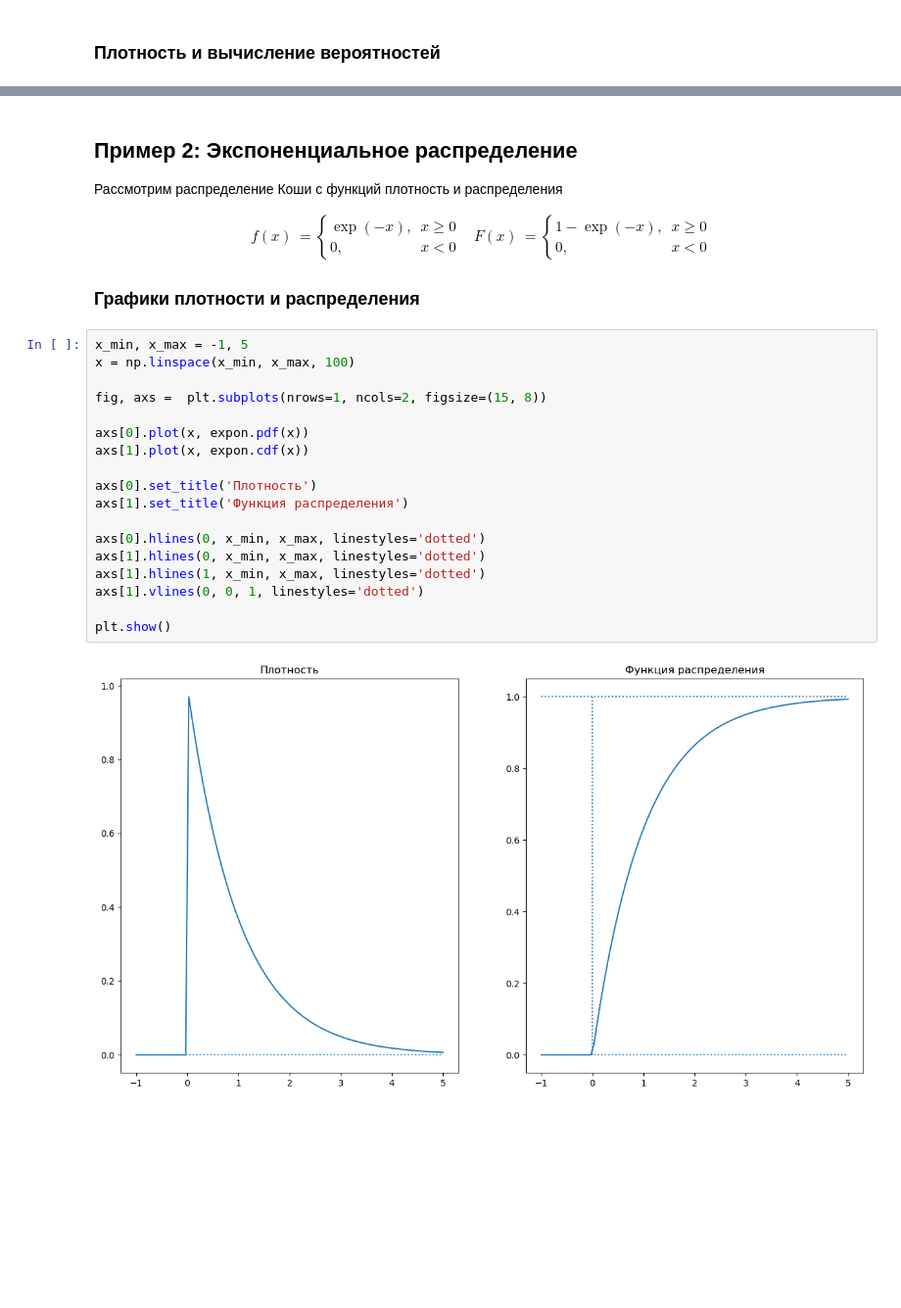
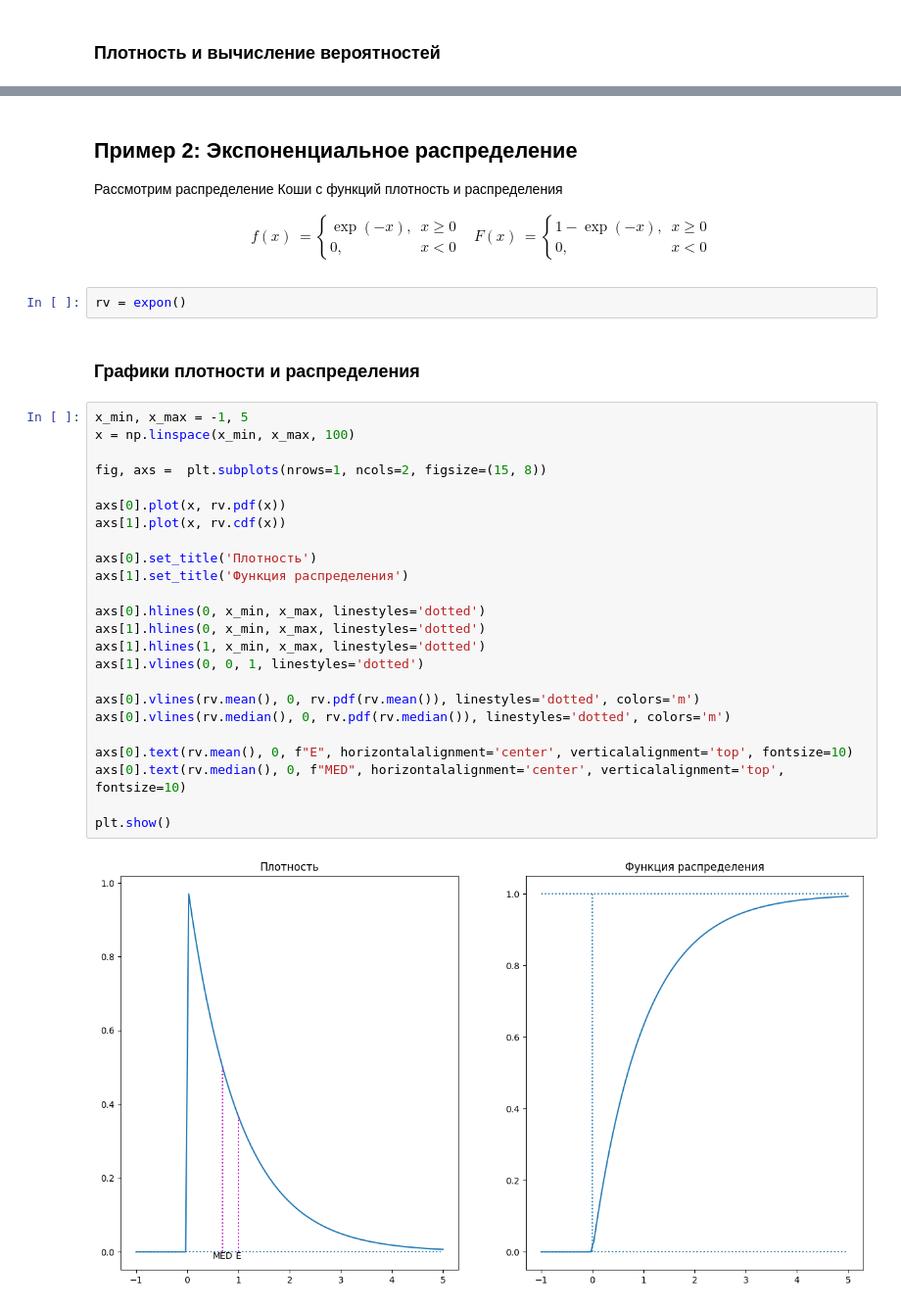
Before and after one commit to artamonoff/probability-statistics, a Jupyter notebook: jupyter-notebooks/continuous-distr.ipynb, the cells around one changed output, grey strips where cells are left out. Shown: that part at 98% size. Cells and saved outputs as stored; diff of their text form; blank space fills up the shorter version.

```diff
--- a/jupyter-notebooks/continuous-distr.ipynb
+++ b/jupyter-notebooks/continuous-distr.ipynb
@@ -109,25 +147,33 @@ $$
 	f(x)&=\begin{cases} \exp(-x), & x\geq0 \\ 0, & x<0 \end{cases} & F(x)&=\begin{cases} 1-\exp(-x), & x\geq0 \\ 0, & x<0 \end{cases}
 \end{aligned}
 $$
-
-### Графики плотности и распределения
+# %%
+rv = expon()
+# %% [markdown]
+### Графики плотности и распределения
 # %%
 x_min, x_max = -1, 5
 x = np.linspace(x_min, x_max, 100)
 
 fig, axs =  plt.subplots(nrows=1, ncols=2, figsize=(15, 8))
 
-axs[0].plot(x, expon.pdf(x))
-axs[1].plot(x, expon.cdf(x))
+axs[0].plot(x, rv.pdf(x))
+axs[1].plot(x, rv.cdf(x))
 
 axs[0].set_title('Плотность')
 axs[1].set_title('Функция распределения')
 
 axs[0].hlines(0, x_min, x_max, linestyles='dotted')
 axs[1].hlines(0, x_min, x_max, linestyles='dotted')
 axs[1].hlines(1, x_min, x_max, linestyles='dotted')
 axs[1].vlines(0, 0, 1, linestyles='dotted')
 
+axs[0].vlines(rv.mean(), 0, rv.pdf(rv.mean()), linestyles='dotted', colors='m')
+axs[0].vlines(rv.median(), 0, rv.pdf(rv.median()), linestyles='dotted', colors='m')
+
+axs[0].text(rv.mean(), 0, f"E", horizontalalignment='center', verticalalignment='top', fontsize=10)
+axs[0].text(rv.median(), 0, f"MED", horizontalalignment='center', verticalalignment='top', fontsize=10)
+
 plt.show()
 # %% [output]
-[figure, old version]
+[figure, new version]
```
Also changed, not shown: parts of 12 cells of this notebook.
